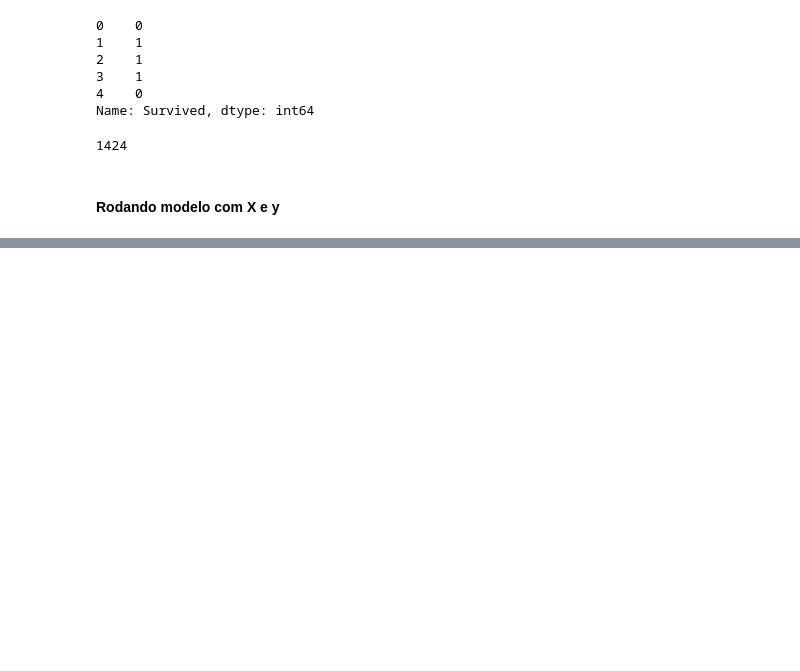
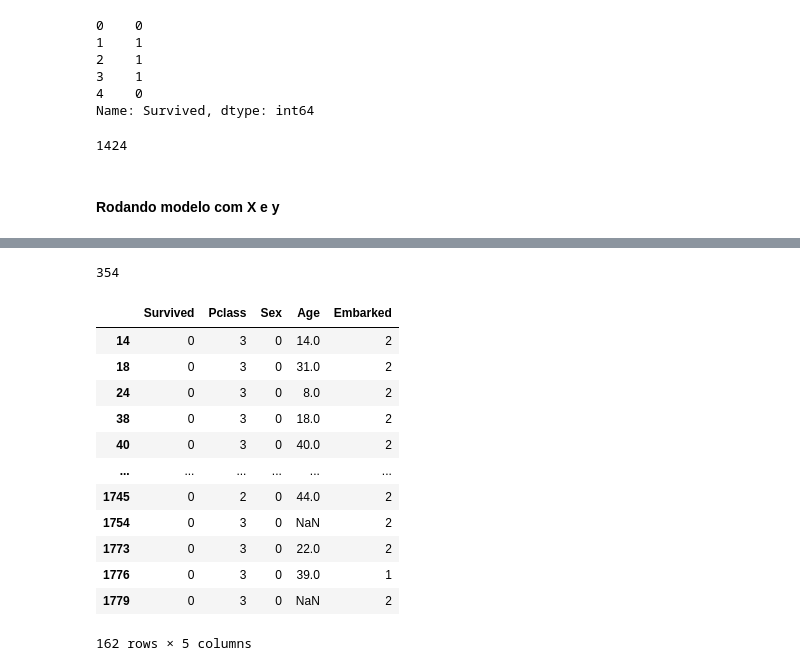
Before and after one commit to lucasmoutinho/titanic-preprocessing-tutorial, a Jupyter notebook: Titanic_Tutorial.ipynb, the cells around one changed output, grey strips where cells are left out. Drawn from its saved outputs; the diff is of its cells as text; code cells hidden in the pictures; blank space fills up the shorter version.

```diff
--- a/Titanic_Tutorial.ipynb
+++ b/Titanic_Tutorial.ipynb
@@ -460,0 +504,21 @@ Matriz de Confusão
+# %%
+df_selected['Age'].isna().sum()
+# %% [output]
+354
+# %%
+# Preenchendo Criterio com novo valor
+df_selected[df_selected.Survived == 0][df_selected.Sex == 0]
+# %% [output]
+|  | Survived | Pclass | Sex | Age | Embarked |
+| 14 | 0 | 3 | 0 | 14.0 | 2 |
+| 18 | 0 | 3 | 0 | 31.0 | 2 |
+| 24 | 0 | 3 | 0 | 8.0 | 2 |
+| 38 | 0 | 3 | 0 | 18.0 | 2 |
+| 40 | 0 | 3 | 0 | 40.0 | 2 |
+| ... | ... | ... | ... | ... | ... |
+| 1745 | 0 | 2 | 0 | 44.0 | 2 |
+| 1754 | 0 | 3 | 0 | NaN | 2 |
+| 1773 | 0 | 3 | 0 | 22.0 | 2 |
+| 1776 | 0 | 3 | 0 | 39.0 | 1 |
+| 1779 | 0 | 3 | 0 | NaN | 2 |
+162 rows × 5 columns
```
Also changed, not shown: parts of 12 cells of this notebook.
